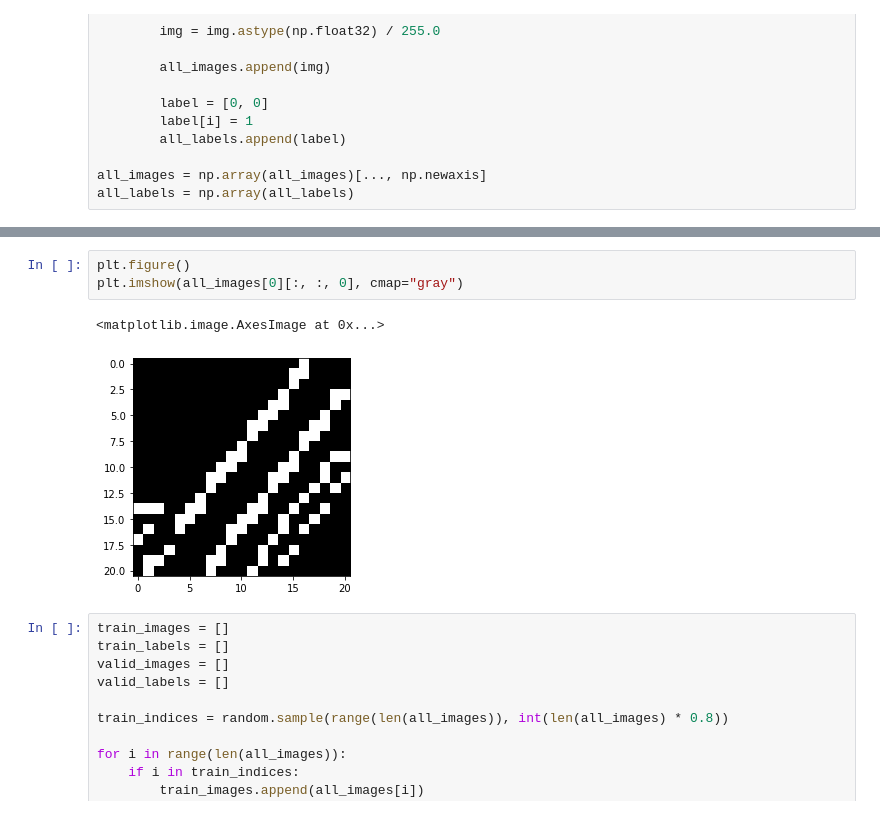
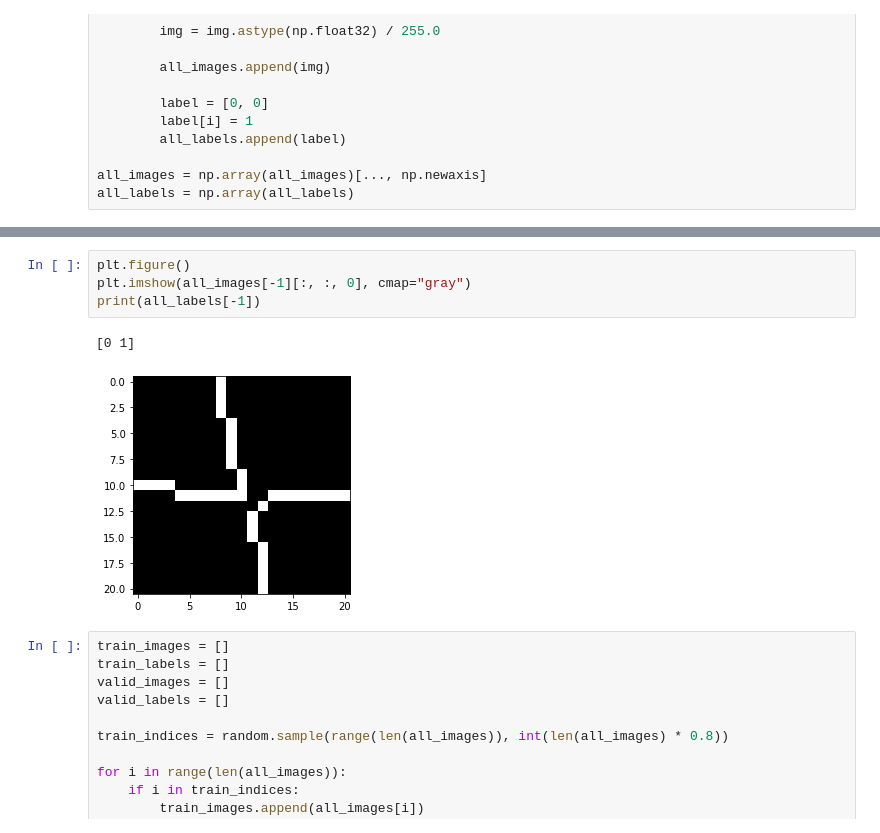
Before and after one commit to tjresearch/research-kevin-kevin, a Jupyter notebook: code/board_detection/lattice_point_detector.ipynb, the cells around one changed output, grey strips where cells are left out. Cells and saved outputs as stored; diff of their text form.

```diff
--- a/code/board_detection/lattice_point_detector.ipynb
+++ b/code/board_detection/lattice_point_detector.ipynb
@@ -50,10 +50,11 @@ print(all_labels[0])
 [1 0]
 # %%
 plt.figure()
-plt.imshow(all_images[0][:, :, 0], cmap="gray")
+plt.imshow(all_images[-1][:, :, 0], cmap="gray")
+print(all_labels[-1])
 # %% [output]
-<matplotlib.image.AxesImage at 0x...>
+[0 1]
-[figure, old version]
+[figure, new version]
 # %%
 train_images = []
 train_labels = []
```
Also changed, not shown: parts of 3 cells of this notebook, 3 other files.
